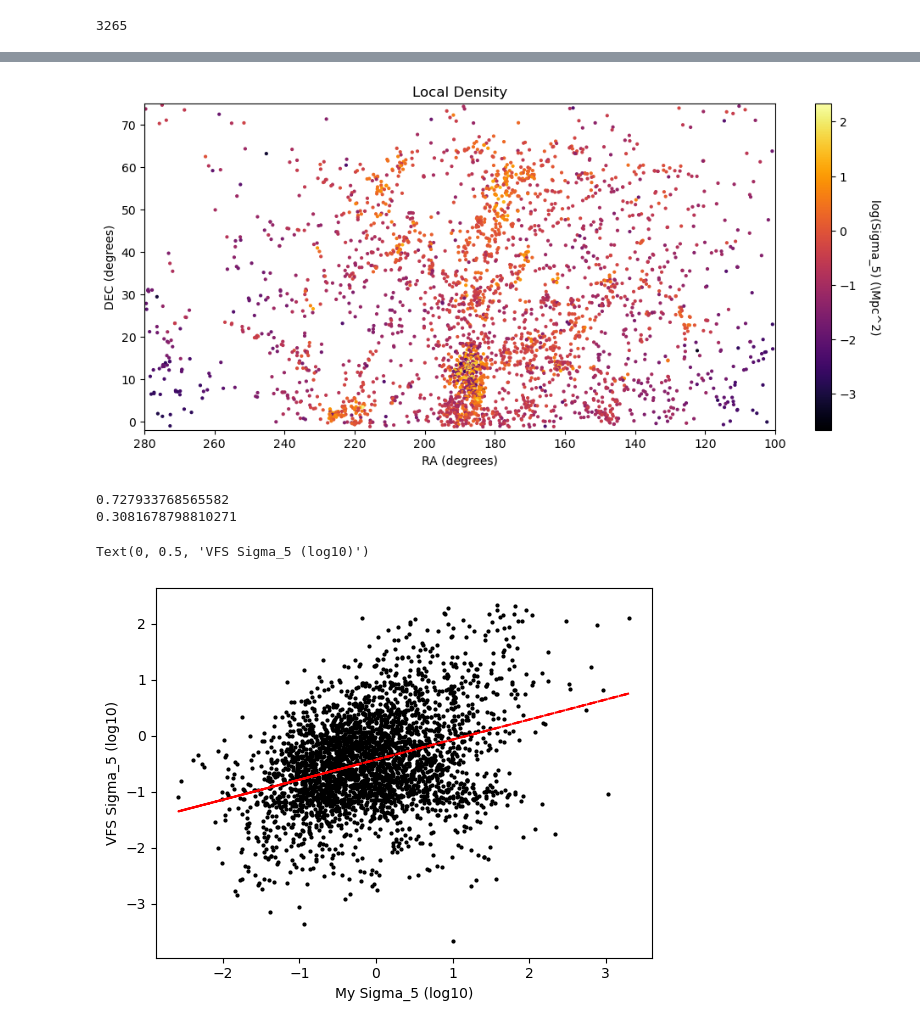
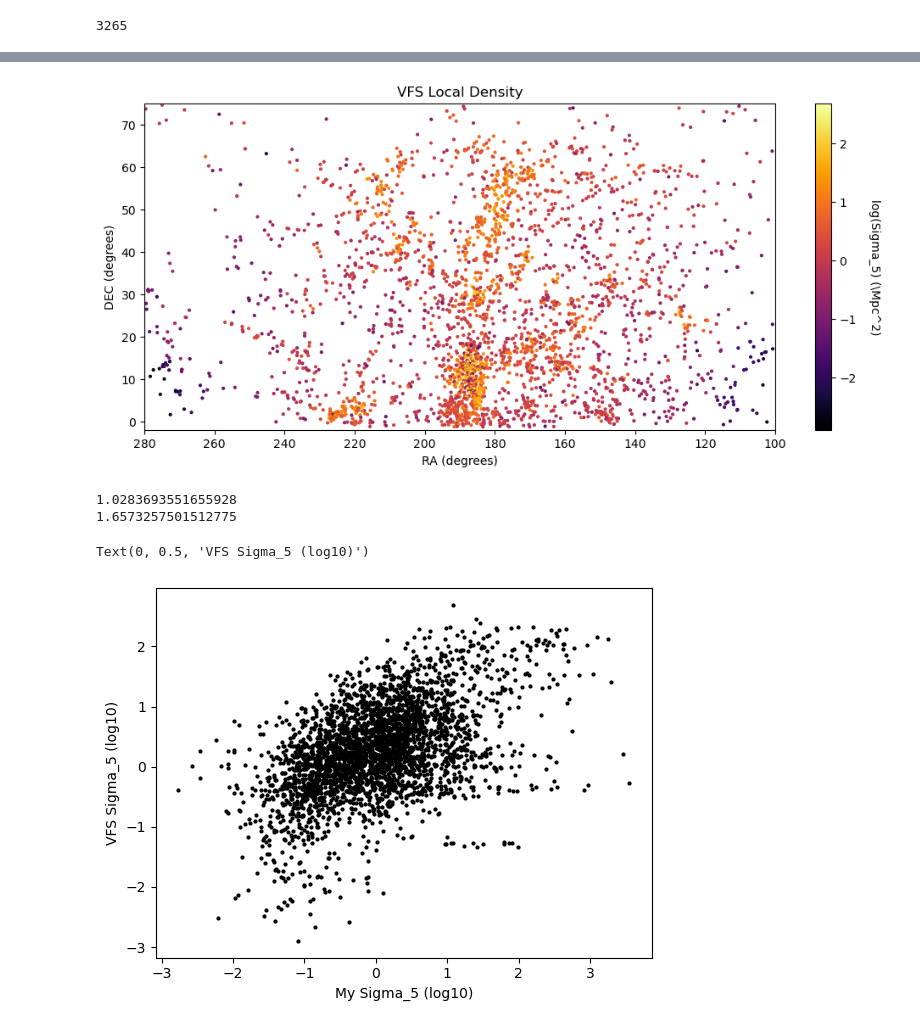
Before and after one commit to EvanBarkus/WISESize_Project, a Jupyter notebook: Castignani_LD.ipynb, the cells around one changed output, grey strips where cells are left out. Saved outputs shown, nothing was run; the diff lists cells and outputs as text; code cells hidden in the pictures.

Commit message:
Made some corrections to a few plots

```diff
--- a/Castignani_LD.ipynb
+++ b/Castignani_LD.ipynb
@@ -78,7 +60,6 @@ def Local_Density(cuttab):
 
         for i in range(n):
             if (abs(vtarg[i] - vtarg[i-1]) < 3300) & (abs(vtarg[i] - vtarg[i-1]) > 500): # Compares the velocity of each galaxy to the next and records it if it is within +/- 1500 km/s
-                #if abs(vtarg[i] - vtarg[i-1]) > 500:
                 d.append({
                     "first": distance(points[i][0], points[i][1], target[0], target[1]), # Finds distance between target point and another point
                     "second": i # Stores new point that had its distance relative to the target found
@@ -125,7 +106,7 @@ def Local_Density(cuttab):
     for i in range(len(fifth_nearest_neighbors)):
         for j in range(len(points)):
             if fifth_nearest_neighbors[i][0] == points[j][0]:
-                v.append(myTab['vr'][j])
+                v.append(cuttab['vr'][j])
 
     # Redshifts of fifth nearest neighbors
     # This compares each point in fifth nearest neighbors to each point in points and stores their respective z values
@@ -259,3 +199,3 @@ envcuttab.colnames
 # %%
 my_sigma_5 = sigma_5
-vfs_sigma_5 = envcuttab['n5th']
+vfs_sigma_5 = envcuttab['n5th_2D'] # Local density from vfs
@@ -274,4 +230,6 @@ plt.legend()
 # %%
+# VFS local density plot
+
 ra = cuttab['RA']
 dec = cuttab['DEC']
 ccode = np.log10(vfs_sigma_5)
@@ -280,7 +238,7 @@ ccode = np.log10(vfs_sigma_5)
 plt.figure(figsize=(12,5))
 plt.scatter(ra,dec,c=ccode,cmap='inferno',s=4) # ,alpha=0.8
 plt.xlim(reversed(plt.xlim()))
-plt.title('Local Density')
+plt.title('VFS Local Density')
 plt.xlabel('RA (degrees)')
 plt.ylabel('DEC (degrees)')
 plt.xlim(280,100)
@@ -288,21 +246,17 @@ plt.ylim(-2,75)
 cbar = plt.colorbar()
 cbar.set_label('log(Sigma_5) (\Mpc^2)',rotation=270,labelpad=20)
 # %% [output]
-[figure, old version]
+[figure, new version]
 # %%
 print(median(my_sigma_5))
 print(median(vfs_sigma_5))
 # %% [output]
-0.727933768565582
-0.3081678798810271
+1.0283693551655928
+1.6573257501512775
 # %%
-
 plt.scatter(np.log10(my_sigma_5),np.log10(vfs_sigma_5),s=4,color='black')
-z = np.polyfit(np.log10(my_sigma_5), np.log10(vfs_sigma_5), 1)
-p = np.poly1d(z)
-plt.plot(np.log10(my_sigma_5),p(np.log10(my_sigma_5)),"r--")
 plt.xlabel('My Sigma_5 (log10)')
 plt.ylabel('VFS Sigma_5 (log10)')
 # %% [output]
 Text(0, 0.5, 'VFS Sigma_5 (log10)')
-[figure, old version]
+[figure, new version]
```
Also changed, not shown: parts of 11 cells of this notebook.
